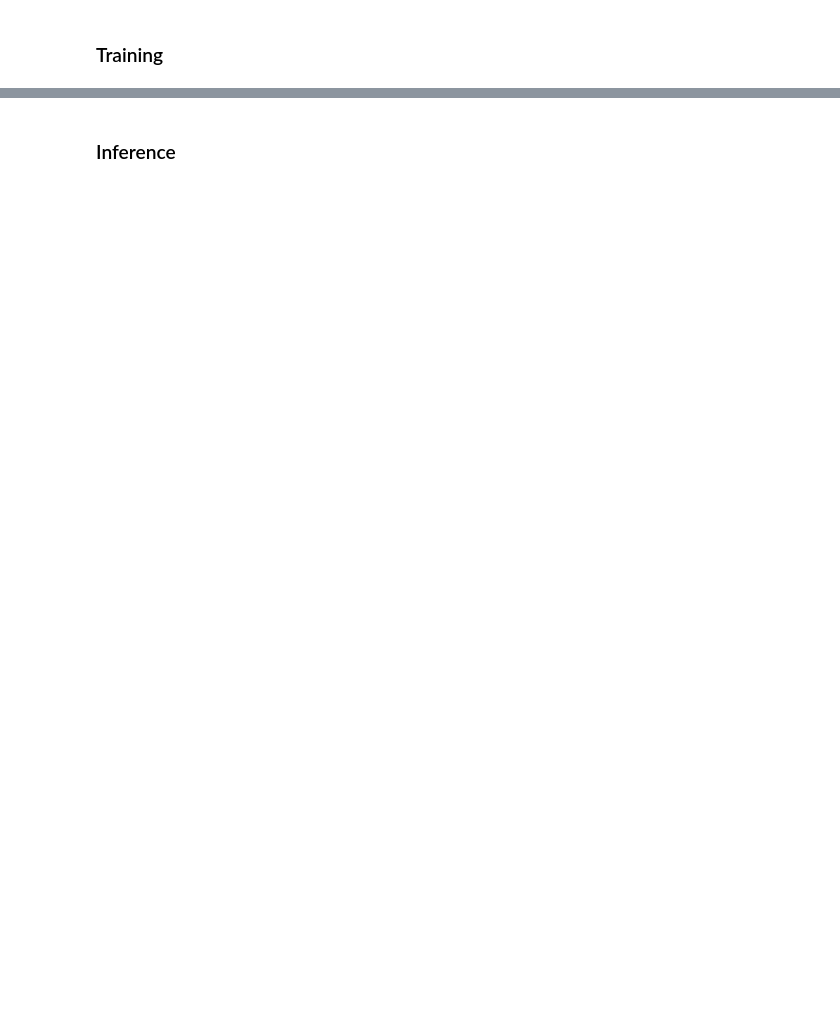
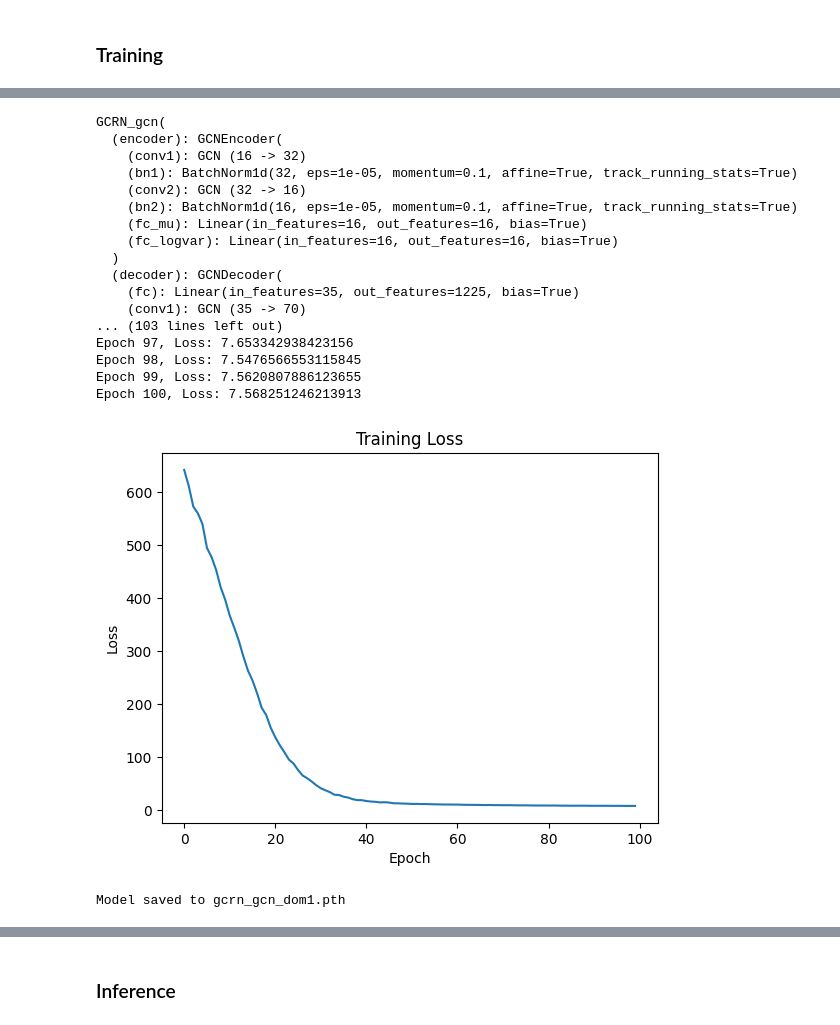
Before and after one commit to GitaAyu06/unifiedbrain, a Jupyter notebook: domain-specific_model.ipynb, the cells around one changed output, grey strips where cells are left out. Saved outputs shown, nothing was run; the diff lists cells and outputs as text; code cells hidden in the pictures; blank space fills up the shorter version.

```diff
--- a/domain-specific_model.ipynb
+++ b/domain-specific_model.ipynb
@@ -575,0 +679,27 @@ RuntimeError: self must be a matrix
+# %%
+
+model_gcn = GCRN_gcn(input_dim, feature_dim, hidden_rec_dim, num_rec_layers)
+print(model_gcn)
+print(f"Total number of trainable parameters: {model_gcn.count_parameters()}")
+
+train_model(model_gcn, x_try1, adj_try1, num_epochs=100, lr=0.0001, save_path="gcrn_gcn_dom1.pth")
+# %% [output]
+GCRN_gcn(
+  (encoder): GCNEncoder(
+    (conv1): GCN (16 -> 32)
+    (bn1): BatchNorm1d(32, eps=1e-05, momentum=0.1, affine=True, track_running_stats=True)
+    (conv2): GCN (32 -> 16)
+    (bn2): BatchNorm1d(16, eps=1e-05, momentum=0.1, affine=True, track_running_stats=True)
+    (fc_mu): Linear(in_features=16, out_features=16, bias=True)
+    (fc_logvar): Linear(in_features=16, out_features=16, bias=True)
+  )
+  (decoder): GCNDecoder(
+    (fc): Linear(in_features=35, out_features=1225, bias=True)
+    (conv1): GCN (35 -> 70)
+... (103 lines left out)
+Epoch 97, Loss: 7.653342938423156
+Epoch 98, Loss: 7.5476566553115845
+Epoch 99, Loss: 7.5620807886123655
+Epoch 100, Loss: 7.568251246213913
+[figure, added]
+Model saved to gcrn_gcn_dom1.pth
```
Also changed, not shown: parts of 22 cells of this notebook, 5 other files.
